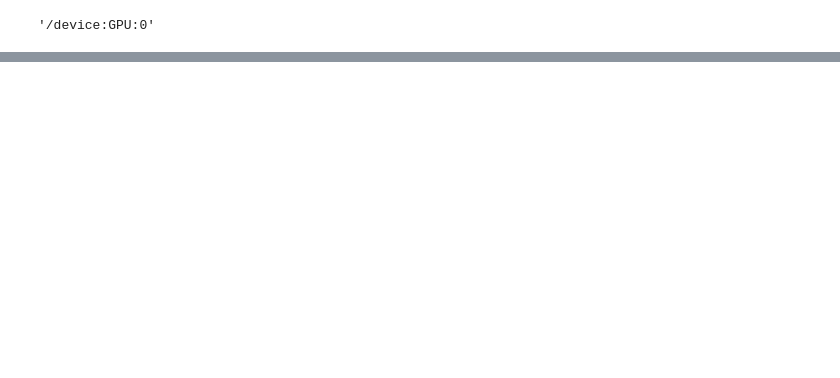
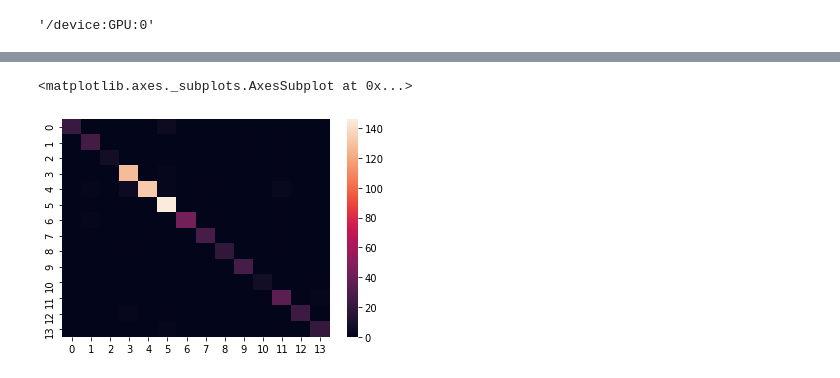
Before and after one commit to nebaraka/dissertation, a Jupyter notebook: Dissertation_GPU.ipynb, the cells around one changed output, grey strips where cells are left out. Cells and saved outputs as stored; diff of their text form; code cells hidden in the pictures; blank space fills up the shorter version.

```diff
--- a/Dissertation_GPU.ipynb
+++ b/Dissertation_GPU.ipynb
@@ -132,3 +152 @@ X_test = np.array(X_test)
-# %%
-Y_test = np.array(Y_test)
 # %%
@@ -140,0 +168,2 @@ sklearn.metrics.f1_score(Y_test.argmax(axis=1), Y_pred.argmax(axis=1), average='
+# %%
+conf_m = sklearn.metrics.confusion_matrix(Y_test.argmax(axis=1), Y_pred.argmax(axis=1))
@@ -141,3 +187,8 @@ sklearn.metrics.f1_score(Y_test.argmax(axis=1), Y_pred.argmax(axis=1), average='
+# %%
+seaborn.heatmap(conf_m)
+# %% [output]
+<matplotlib.axes._subplots.AxesSubplot at 0x...>
+[figure, added]
 # %%
 model.summary()
 # %% [output]
```
Also changed, not shown: parts of 39 cells of this notebook.
